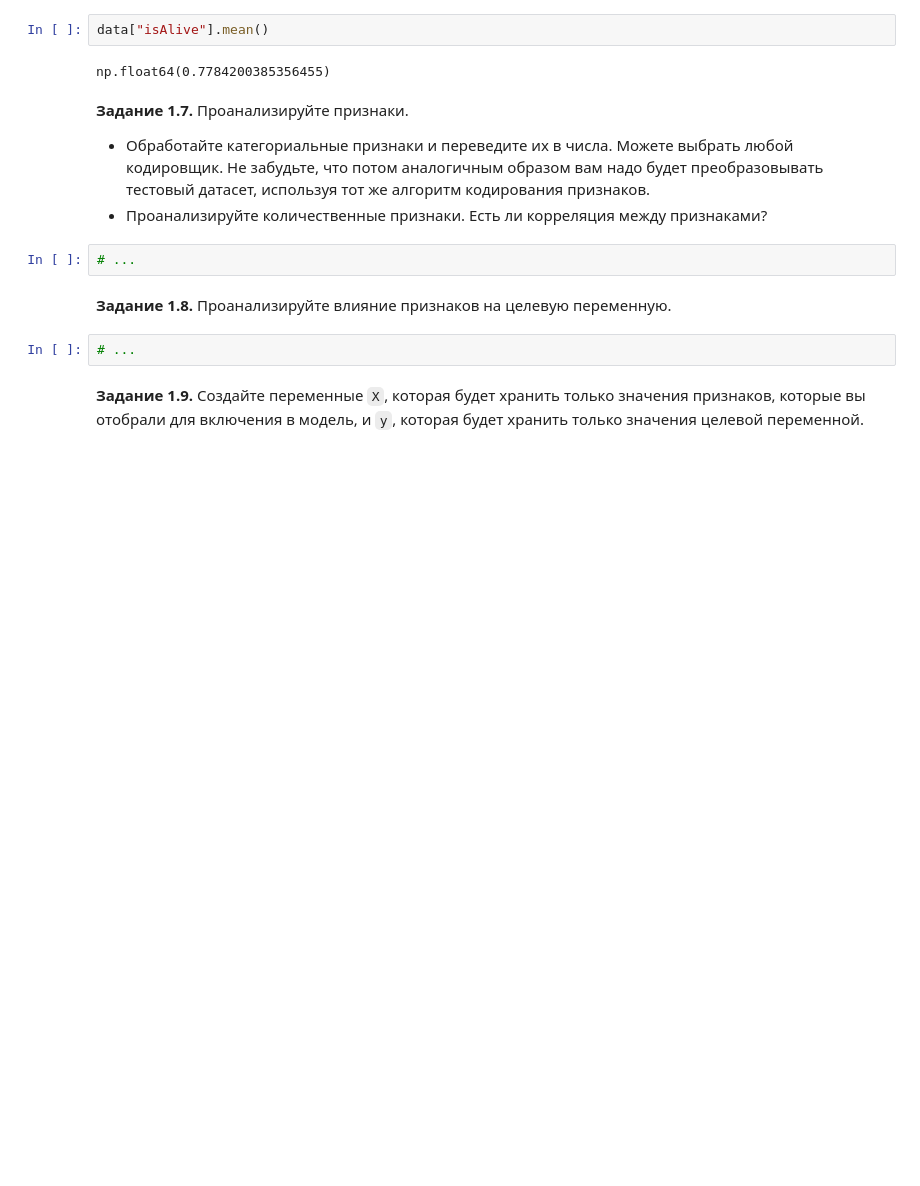
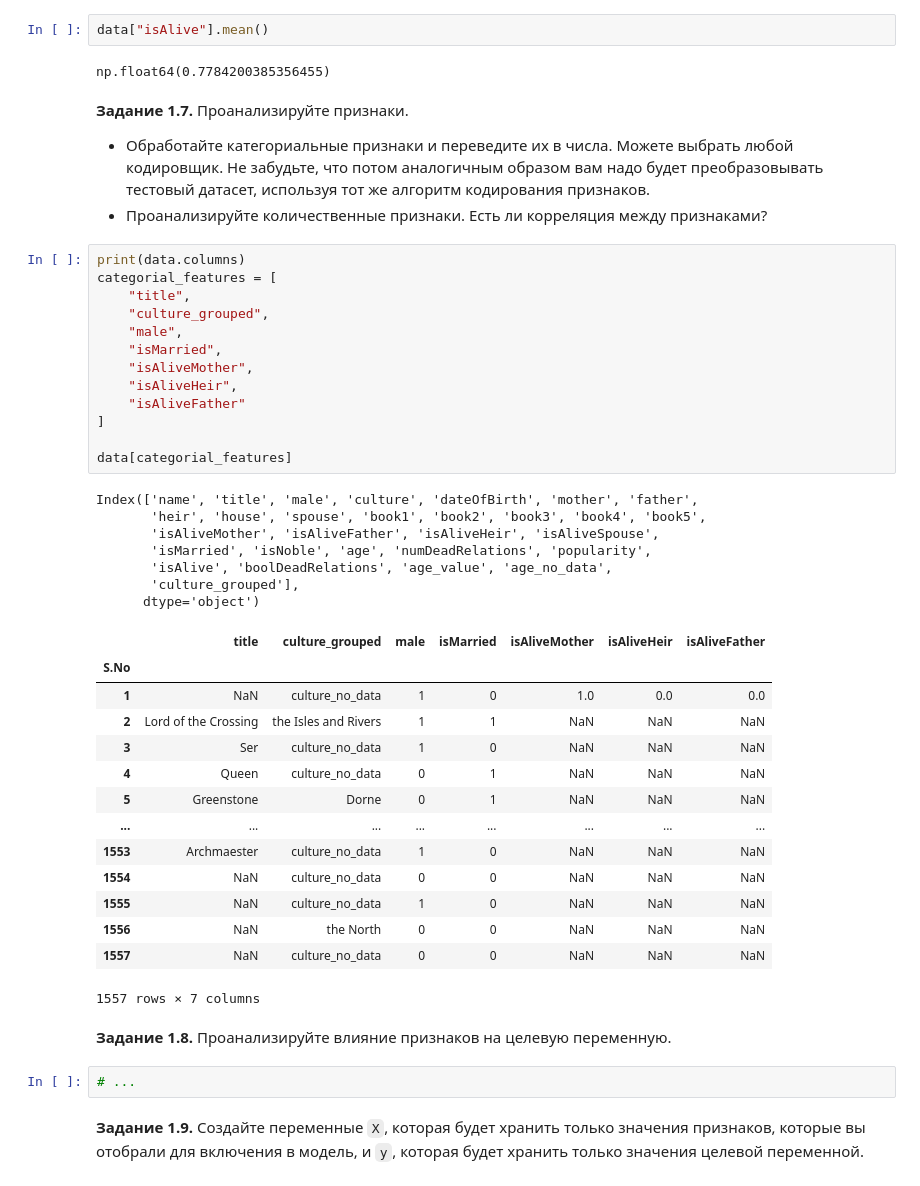
Before and after one commit to EgorOvechkin/EgorOvechkin.github.io, a Jupyter notebook: week_01_ml_intro/Homework/hw_1_game_of_thrones.ipynb, the cells around one changed output. Drawn from its saved outputs; the diff is of its cells as text; blank space fills up the shorter version.

```diff
--- a/week_01_ml_intro/Homework/hw_1_game_of_thrones.ipynb
+++ b/week_01_ml_intro/Homework/hw_1_game_of_thrones.ipynb
@@ -528,8 +528,41 @@ np.float64(0.7784200385356455)
 **Задание 1.7.** Проанализируйте признаки.
   * Обработайте категориальные признаки и переведите их в числа. Можете выбрать любой кодировщик. Не забудьте, что потом аналогичным образом вам надо будет преобразовывать тестовый датасет, используя тот же алгоритм кодирования признаков.
   * Проанализируйте количественные признаки. Есть ли корреляция между признаками?
-# %%
-# ...
+# %%
+print(data.columns)
+categorial_features = [
+    "title",
+    "culture_grouped",
+    "male",
+    "isMarried",
+    "isAliveMother",
+    "isAliveHeir",
+    "isAliveFather"
+]
+
+data[categorial_features]
+# %% [output]
+Index(['name', 'title', 'male', 'culture', 'dateOfBirth', 'mother', 'father',
+       'heir', 'house', 'spouse', 'book1', 'book2', 'book3', 'book4', 'book5',
+       'isAliveMother', 'isAliveFather', 'isAliveHeir', 'isAliveSpouse',
+       'isMarried', 'isNoble', 'age', 'numDeadRelations', 'popularity',
+       'isAlive', 'boolDeadRelations', 'age_value', 'age_no_data',
+       'culture_grouped'],
+      dtype='object')
+|  | title | culture_grouped | male | isMarried | isAliveMother | isAliveHeir | isAliveFather |
+| S.No |  |  |  |  |  |  |  |
+| 1 | NaN | culture_no_data | 1 | 0 | 1.0 | 0.0 | 0.0 |
+| 2 | Lord of the Crossing | the Isles and Rivers | 1 | 1 | NaN | NaN | NaN |
+| 3 | Ser | culture_no_data | 1 | 0 | NaN | NaN | NaN |
+| 4 | Queen | culture_no_data | 0 | 1 | NaN | NaN | NaN |
+| 5 | Greenstone | Dorne | 0 | 1 | NaN | NaN | NaN |
+| ... | ... | ... | ... | ... | ... | ... | ... |
+| 1553 | Archmaester | culture_no_data | 1 | 0 | NaN | NaN | NaN |
+| 1554 | NaN | culture_no_data | 0 | 0 | NaN | NaN | NaN |
+| 1555 | NaN | culture_no_data | 1 | 0 | NaN | NaN | NaN |
+| 1556 | NaN | the North | 0 | 0 | NaN | NaN | NaN |
+| 1557 | NaN | culture_no_data | 0 | 0 | NaN | NaN | NaN |
+1557 rows × 7 columns
 # %% [markdown]
 **Задание 1.8.** Проанализируйте влияние признаков на целевую переменную.
 # %%
```
